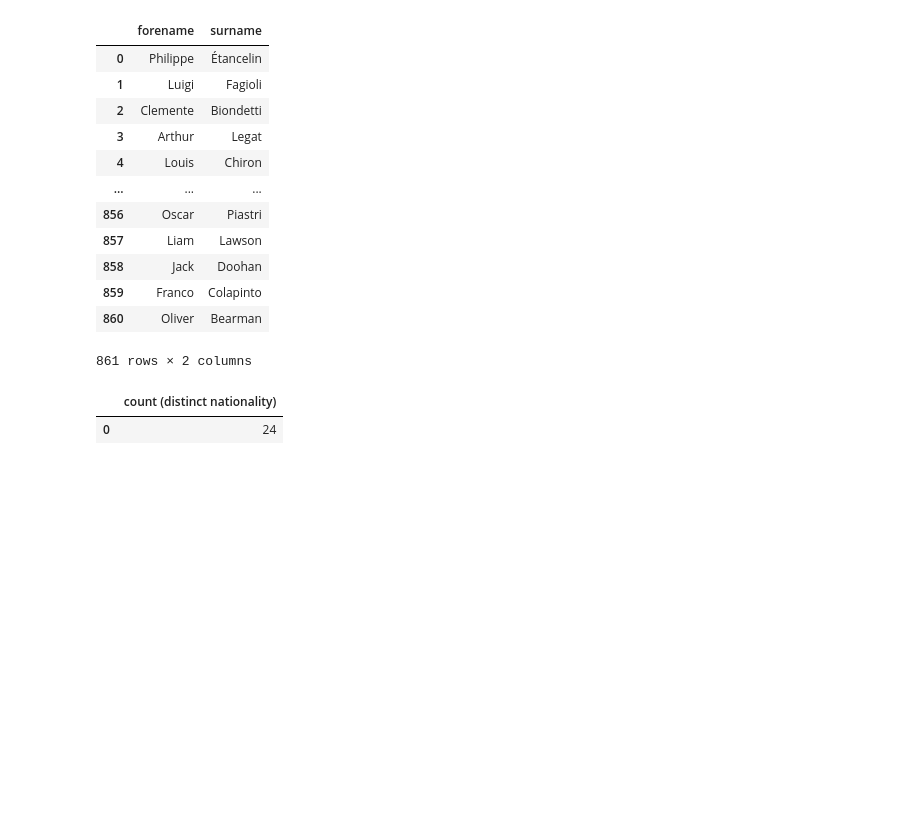
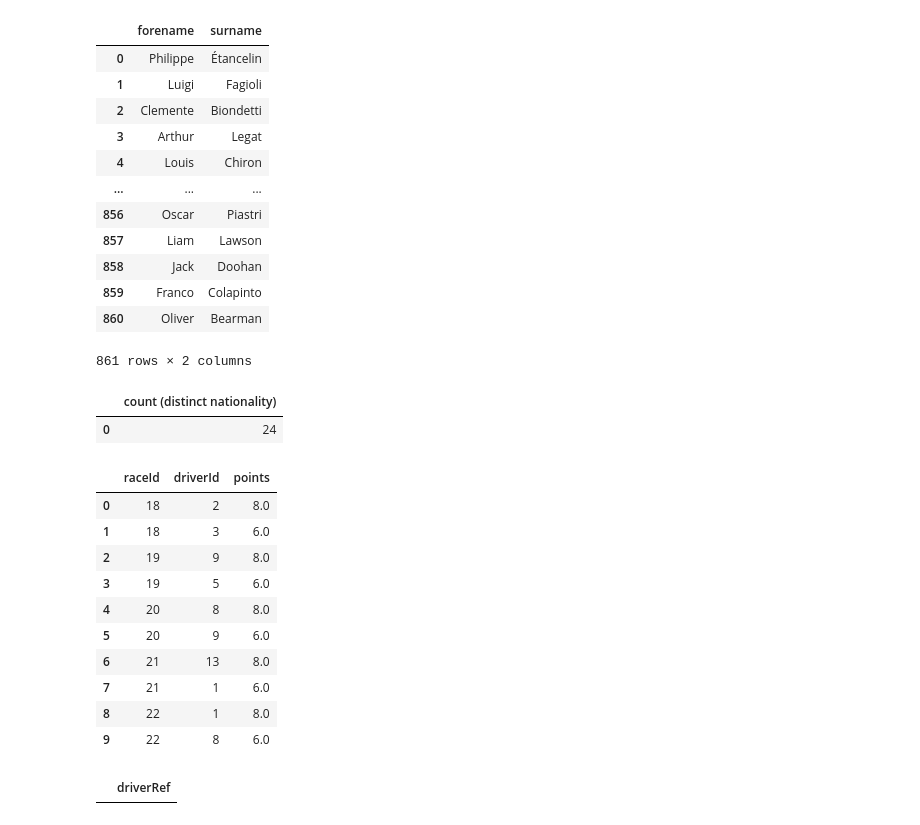
Before and after one commit to roreravi/kevin, a Jupyter notebook: sql-python/ejercicios.ipynb, the cells around one changed output. Drawn from its saved outputs; the diff is of its cells as text; code cells hidden in the pictures; blank space fills up the shorter version.

```diff
--- a/sql-python/ejercicios.ipynb
+++ b/sql-python/ejercicios.ipynb
@@ -310,0 +276,23 @@ Pregunta: ¿Cuáles son los nombres (name) de las carreras que incluyen la palab
+# %%
+#¿Cuáles son los raceId, driverId y points para los resultados donde se obtuvieron exactamente 6 o 8 puntos? Muestra los primeros 10.
+
+query = """select raceId, driverId, points
+           from results
+           where points = 6 or points = 8
+           limit 10
+"""
+df = pd.read_sql_query(query,engine)
+# %%
+df
+# %% [output]
+|  | raceId | driverId | points |
+| 0 | 18 | 2 | 8.0 |
+| 1 | 18 | 3 | 6.0 |
+| 2 | 19 | 9 | 8.0 |
+| 3 | 19 | 5 | 6.0 |
+| 4 | 20 | 8 | 8.0 |
+| 5 | 20 | 9 | 6.0 |
+| 6 | 21 | 13 | 8.0 |
+| 7 | 21 | 1 | 6.0 |
+| 8 | 22 | 1 | 8.0 |
+| 9 | 22 | 8 | 6.0 |
@@ -310,0 +307,4 @@ Pregunta: ¿Cuáles son los nombres (name) de las carreras que incluyen la palab
+# %%
+df
+# %% [output]
+|  | driverRef |
```
Also changed, not shown: parts of 8 cells of this notebook, 1 other file.
